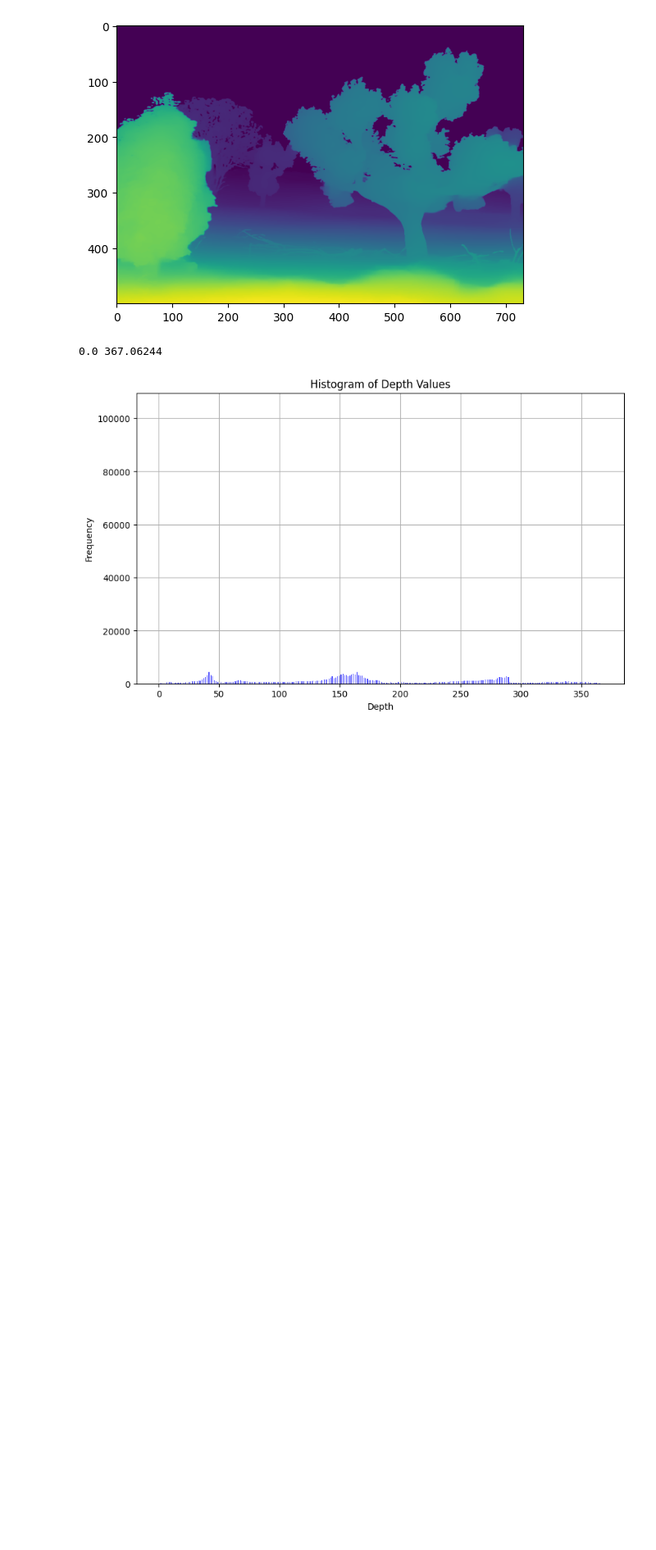
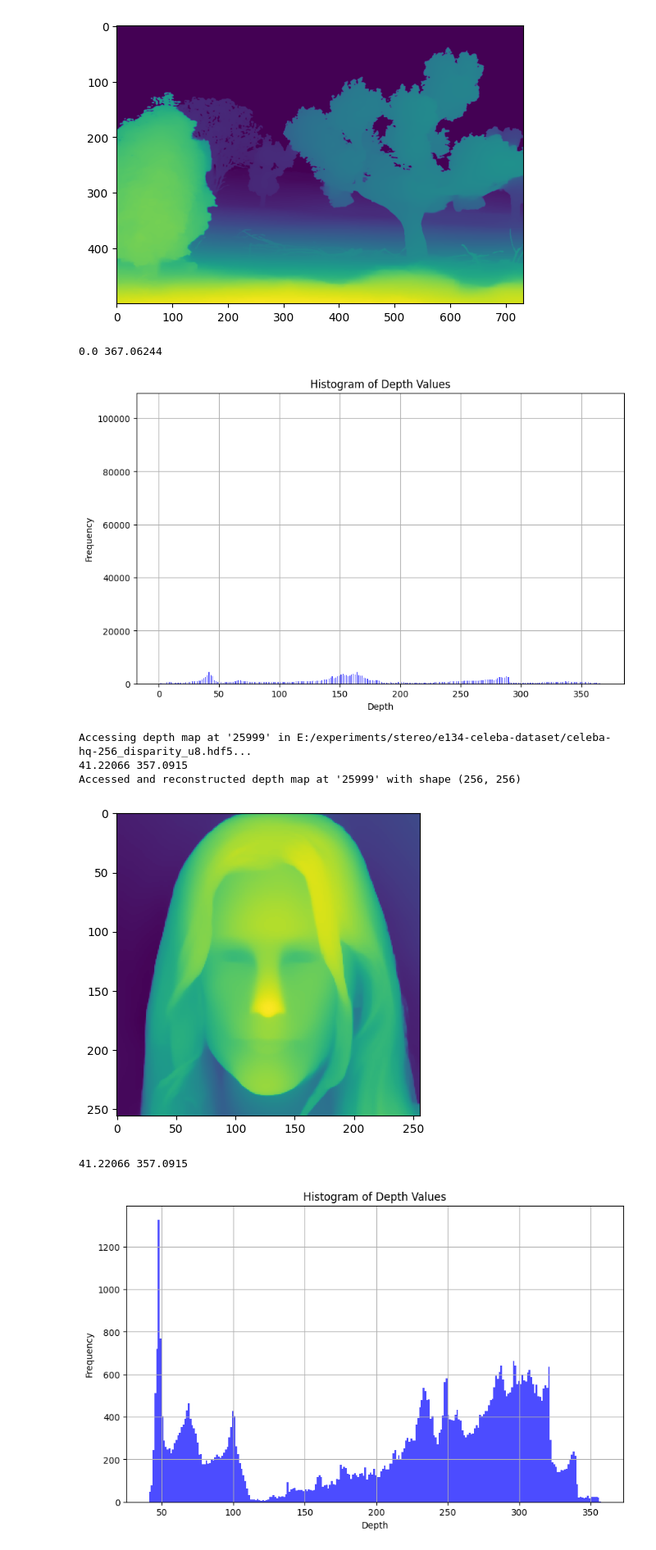
Before and after one commit to BabackE/lama_stereoinpainting, a Jupyter notebook: cse493g/access_depth.ipynb, the cells around one changed output. Shown at 82% size. Drawn from its saved outputs; the diff is of its cells as text; code cells hidden in the pictures; blank space fills up the shorter version.

```diff
--- a/cse493g/access_depth.ipynb
+++ b/cse493g/access_depth.ipynb
@@ -22,3 +22,17 @@ Accessed and reconstructed depth map at 'data_large/t/topiary_garden/00001667' w
 [figure]
 0.0 367.06244
 [figure]
+# %%
+hdf5_file_path = "E:/experiments/stereo/e134-celeba-dataset/celeba-hq-256_disparity_u8.hdf5"
+depth_map_path = "25999"
+depth_map = access_depth_map(hdf5_file_path, depth_map_path)
+plt.imshow(depth_map)
+plt.show()
+hist_plot(depth_map)
+# %% [output]
+Accessing depth map at '25999' in E:/experiments/stereo/e134-celeba-dataset/celeba-hq-256_disparity_u8.hdf5...
+41.22066 357.0915
+Accessed and reconstructed depth map at '25999' with shape (256, 256)
+[figure, added]
+41.22066 357.0915
+[figure, added]
```
Also changed, not shown: 1 other file.
